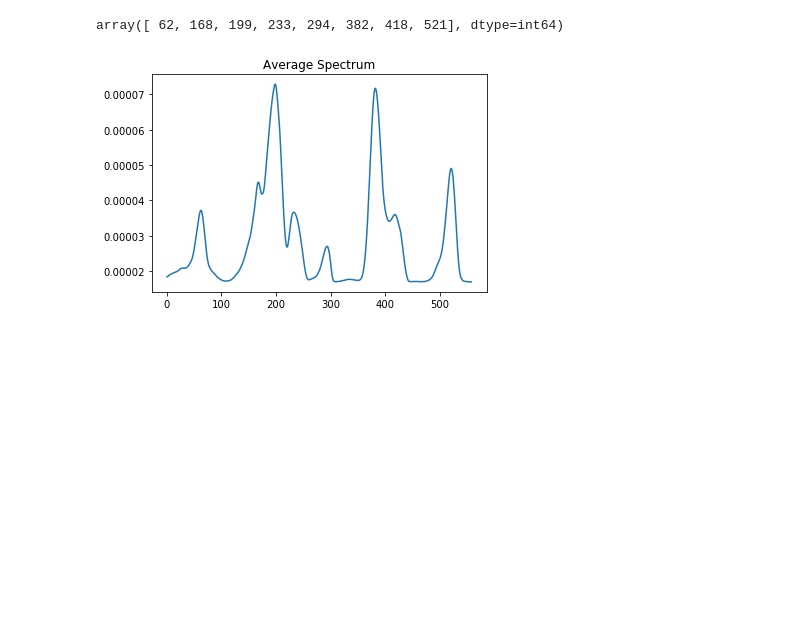
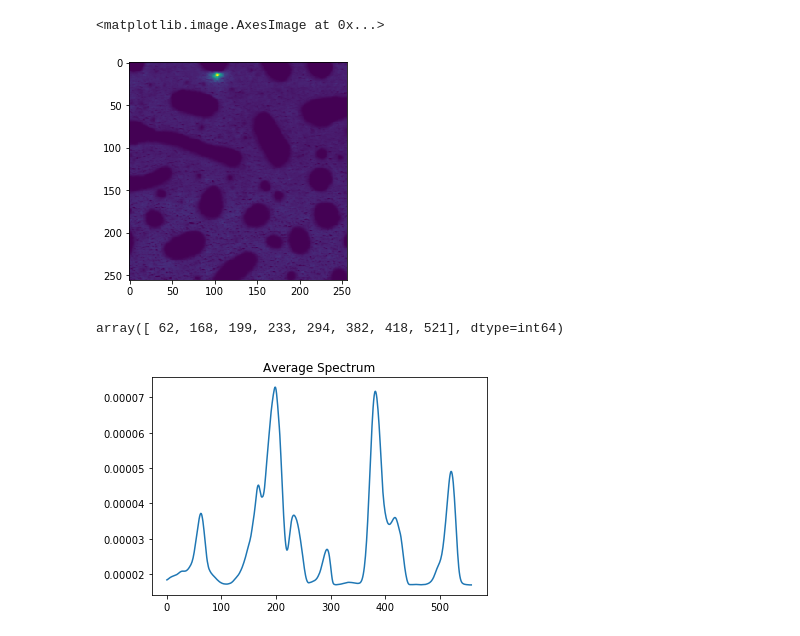
Before and after one commit to kongjy/hyperAFM, a Jupyter notebook: Notebooks/PCAandMLRonPolymers.ipynb, the cells around one changed output. Saved outputs shown, nothing was run; the diff lists cells and outputs as text; code cells hidden in the pictures; blank space fills up the shorter version.

```diff
--- a/Notebooks/PCAandMLRonPolymers.ipynb
+++ b/Notebooks/PCAandMLRonPolymers.ipynb
@@ -35,6 +35,11 @@ wavelengths = hyperimage.wavelength_data
 cAFMimage = load_ibw('./../../Desktop/20170724_0725_0726_PMMAP3HT_cAFM/cAFM3_0000.ibw')
 cAFM = cAFMimage[:,:,3]
 cAFMlist = cAFM.reshape((65536, 1))
+# %%
+plt.imshow(cAFM)
+# %% [output]
+<matplotlib.image.AxesImage at 0x...>
+[figure, added]
 # %%
 peaklocs, averagespectrum = get_hyper_peaks(hyper, threshold = 0.1)
 # %%
```
Also changed, not shown: parts of 7 cells of this notebook.
